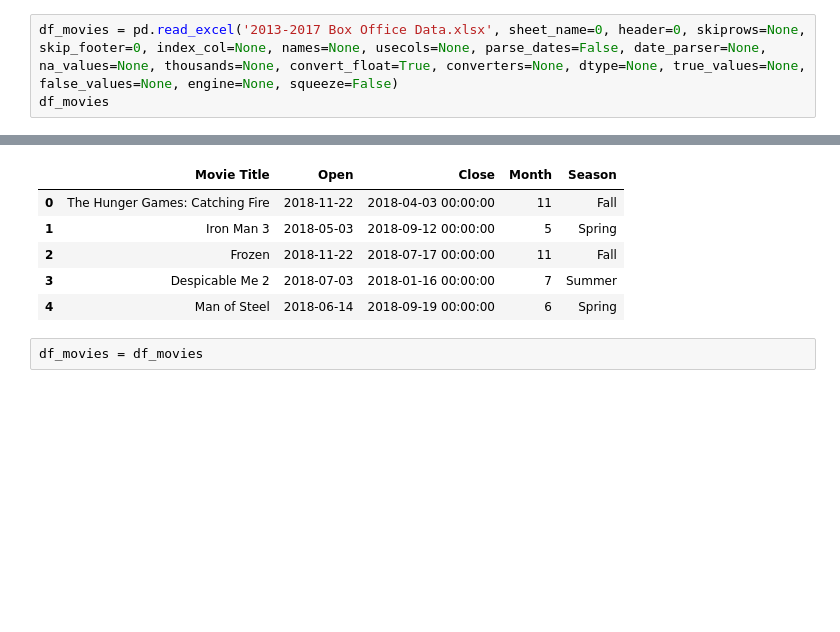
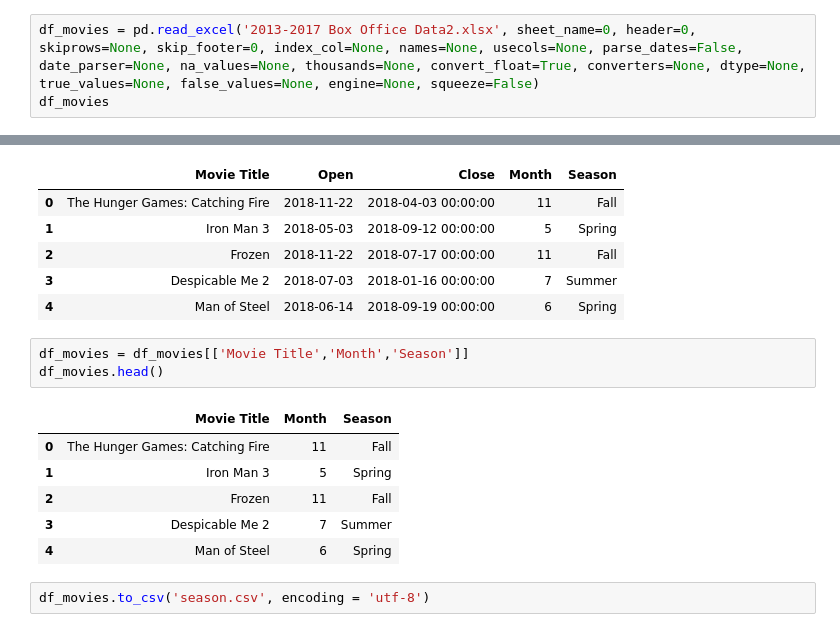
Before and after one commit to buechseli/Project-1-DS-Viz-Bootcamp, a Jupyter notebook: Box Office Mojo Data/Binning.ipynb, the cells around one changed output, grey strips where cells are left out. Saved outputs shown, nothing was run; the diff lists cells and outputs as text; blank space fills up the shorter version.

```diff
--- a/Box Office Mojo Data/Binning.ipynb
+++ b/Box Office Mojo Data/Binning.ipynb
@@ -2,7 +2,7 @@
 import pandas as pd
 import numpy as np
 # %%
-df_movies = pd.read_excel('2013-2017 Box Office Data.xlsx', sheet_name=0, header=0, skiprows=None, skip_footer=0, index_col=None, names=None, usecols=None, parse_dates=False, date_parser=None, na_values=None, thousands=None, convert_float=True, converters=None, dtype=None, true_values=None, false_values=None, engine=None, squeeze=False)
+df_movies = pd.read_excel('2013-2017 Box Office Data2.xlsx', sheet_name=0, header=0, skiprows=None, skip_footer=0, index_col=None, names=None, usecols=None, parse_dates=False, date_parser=None, na_values=None, thousands=None, convert_float=True, converters=None, dtype=None, true_values=None, false_values=None, engine=None, squeeze=False)
 df_movies
 # %% [output]
 |  | Rank | Movie Title | Studio | Total Gross | Theaters | Opening | Theaters.1 | Open | Close | Year |
@@ -96,5 +96,15 @@ See the caveats in the documentation: http://pandas.pydata.org/pandas-docs/stabl
 | 2 | Frozen | 2018-11-22 | 2018-07-17 00:00:00 | 11 | Fall |
 | 3 | Despicable Me 2 | 2018-07-03 | 2018-01-16 00:00:00 | 7 | Summer |
 | 4 | Man of Steel | 2018-06-14 | 2018-09-19 00:00:00 | 6 | Spring |
-# %%
-df_movies = df_movies
+# %%
+df_movies = df_movies[['Movie Title','Month','Season']]
+df_movies.head()
+# %% [output]
+|  | Movie Title | Month | Season |
+| 0 | The Hunger Games: Catching Fire | 11 | Fall |
+| 1 | Iron Man 3 | 5 | Spring |
+| 2 | Frozen | 11 | Fall |
+| 3 | Despicable Me 2 | 7 | Summer |
+| 4 | Man of Steel | 6 | Spring |
+# %%
+df_movies.to_csv('season.csv', encoding = 'utf-8')
```
